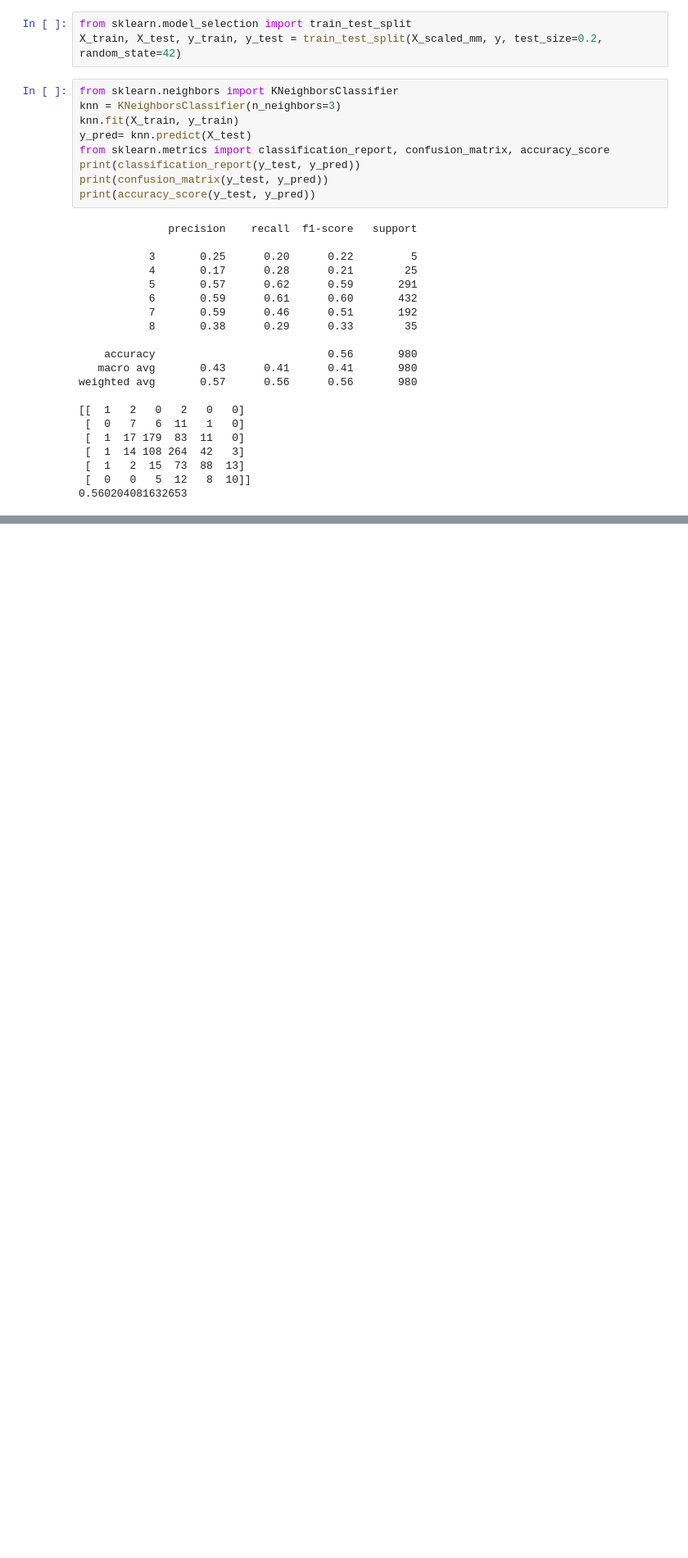
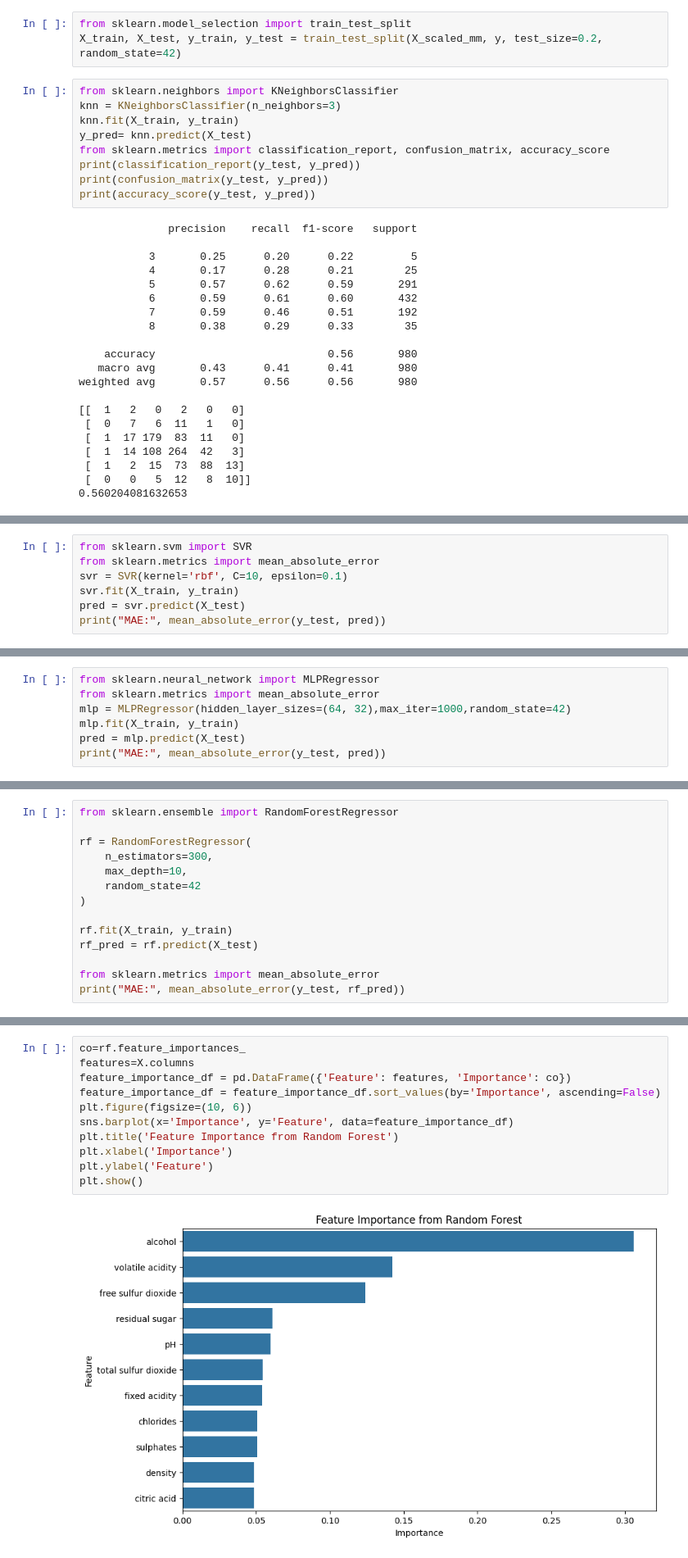
Before and after one commit to mayurimamdi/WineQualityUnsupervised-, a Jupyter notebook: notebook/White_wine.ipynb, the cells around one changed output, grey strips where cells are left out. Shown at 82% size. Cells and saved outputs as stored; diff of their text form; blank space fills up the shorter version.

```diff
--- a/notebook/White_wine.ipynb
+++ b/notebook/White_wine.ipynb
@@ -70,0 +89,7 @@ weighted avg       0.57      0.56      0.56       980
+# %%
+from sklearn.svm import SVR
+from sklearn.metrics import mean_absolute_error
+svr = SVR(kernel='rbf', C=10, epsilon=0.1)
+svr.fit(X_train, y_train)
+pred = svr.predict(X_test)
+print("MAE:", mean_absolute_error(y_test, pred))
@@ -70,0 +98,7 @@ weighted avg       0.57      0.56      0.56       980
+# %%
+from sklearn.neural_network import MLPRegressor
+from sklearn.metrics import mean_absolute_error
+mlp = MLPRegressor(hidden_layer_sizes=(64, 32),max_iter=1000,random_state=42)
+mlp.fit(X_train, y_train)
+pred = mlp.predict(X_test)
+print("MAE:", mean_absolute_error(y_test, pred))
@@ -70,0 +111,14 @@ weighted avg       0.57      0.56      0.56       980
+# %%
+from sklearn.ensemble import RandomForestRegressor
+
+rf = RandomForestRegressor(
+    n_estimators=300,
+    max_depth=10,
+    random_state=42
+)
+
+rf.fit(X_train, y_train)
+rf_pred = rf.predict(X_test)
+
+from sklearn.metrics import mean_absolute_error
+print("MAE:", mean_absolute_error(y_test, rf_pred))
@@ -70,0 +127,13 @@ weighted avg       0.57      0.56      0.56       980
+# %%
+co=rf.feature_importances_
+features=X.columns
+feature_importance_df = pd.DataFrame({'Feature': features, 'Importance': co})
+feature_importance_df = feature_importance_df.sort_values(by='Importance', ascending=False)
+plt.figure(figsize=(10, 6))
+sns.barplot(x='Importance', y='Feature', data=feature_importance_df)
+plt.title('Feature Importance from Random Forest')
+plt.xlabel('Importance')
+plt.ylabel('Feature')
+plt.show()
+# %% [output]
+[figure, added]
```
Also changed, not shown: parts of 20 cells of this notebook.
